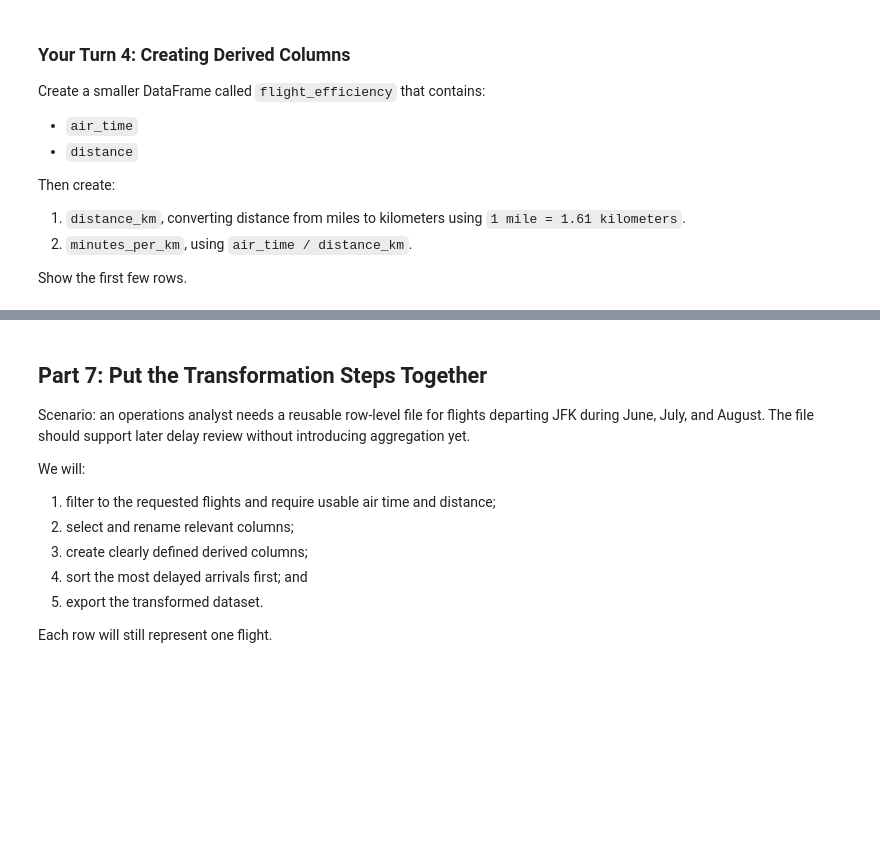
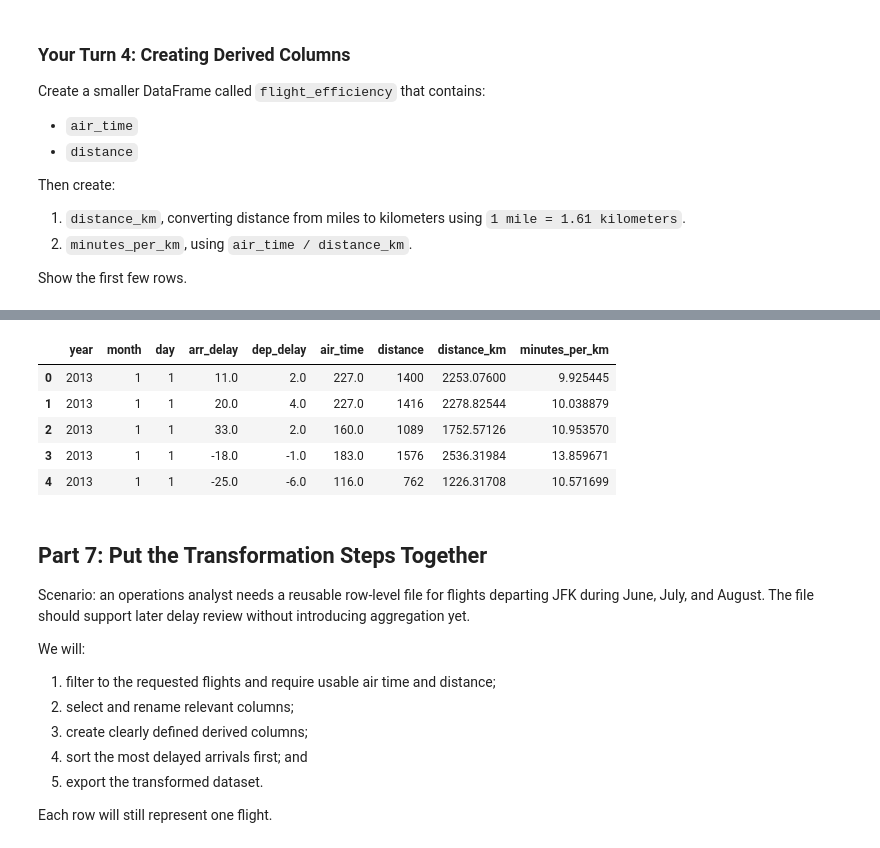
Before and after one commit to h4mmus/ban6003-week5-6-leoahmetovic, a Jupyter notebook: notebooks/module5_basic_transformation_guided_lab.ipynb, the cells around one changed output, grey strips where cells are left out. Drawn from its saved outputs; the diff is of its cells as text; code cells hidden in the pictures; blank space fills up the shorter version.

```diff
--- a/notebooks/module5_basic_transformation_guided_lab.ipynb
+++ b/notebooks/module5_basic_transformation_guided_lab.ipynb
@@ -549,3 +606,9 @@ Show the first few rows.
 # %%
 # Add distance_km
-# Your code here
+flight_sml = flights[["year", "month", "day", "arr_delay", "dep_delay", "air_time", "distance"]].copy()
+
+flight_sml = flight_sml.assign(
+    distance_km = flight_sml["distance"] * 1.60934,
+)
+
+flight_sml.head()
@@ -552,6 +622,16 @@ Show the first few rows.
 # %%
 # Add minutes_per_km
-# Your code here
+flight_sml = flight_sml.assign(
+    minutes_per_km = flight_sml["distance_km"] / flight_sml["air_time"]
+)
+flight_sml.head()
+# %% [output]
+|  | year | month | day | arr_delay | dep_delay | air_time | distance | distance_km | minutes_per_km |
+| 0 | 2013 | 1 | 1 | 11.0 | 2.0 | 227.0 | 1400 | 2253.07600 | 9.925445 |
+| 1 | 2013 | 1 | 1 | 20.0 | 4.0 | 227.0 | 1416 | 2278.82544 | 10.038879 |
+| 2 | 2013 | 1 | 1 | 33.0 | 2.0 | 160.0 | 1089 | 1752.57126 | 10.953570 |
+| 3 | 2013 | 1 | 1 | -18.0 | -1.0 | 183.0 | 1576 | 2536.31984 | 13.859671 |
+| 4 | 2013 | 1 | 1 | -25.0 | -6.0 | 116.0 | 762 | 1226.31708 | 10.571699 |
 # %% [markdown]
 ## Part 7: Put the Transformation Steps Together
 
```
Also changed, not shown: parts of 14 cells of this notebook, 1 other file.
